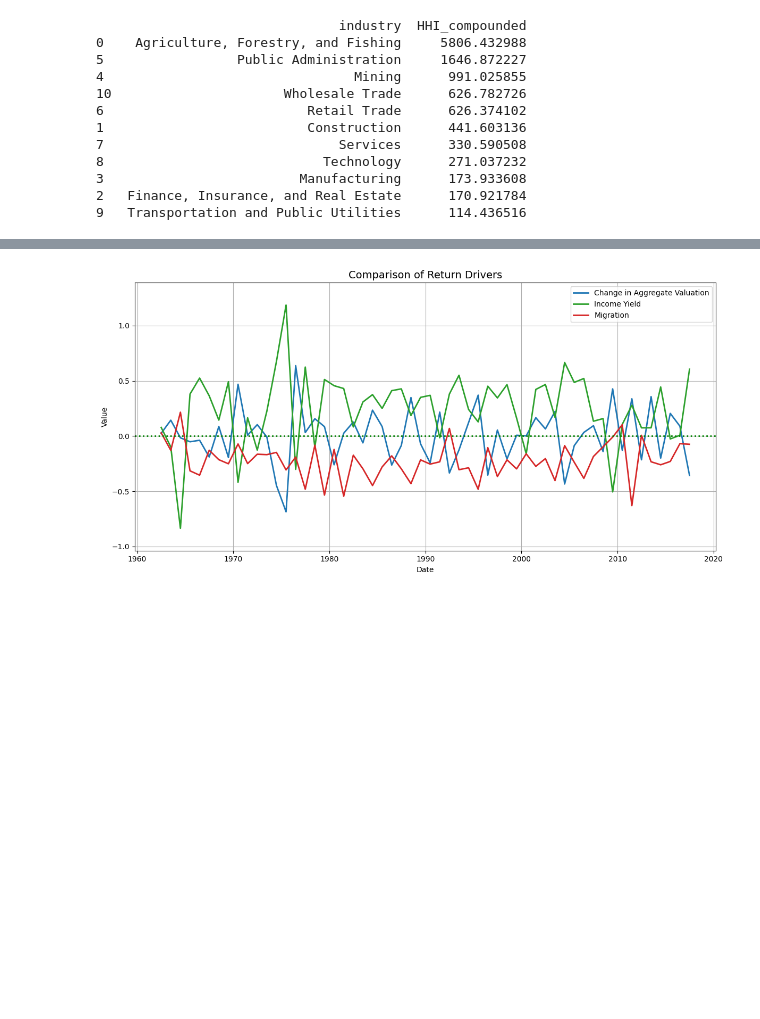
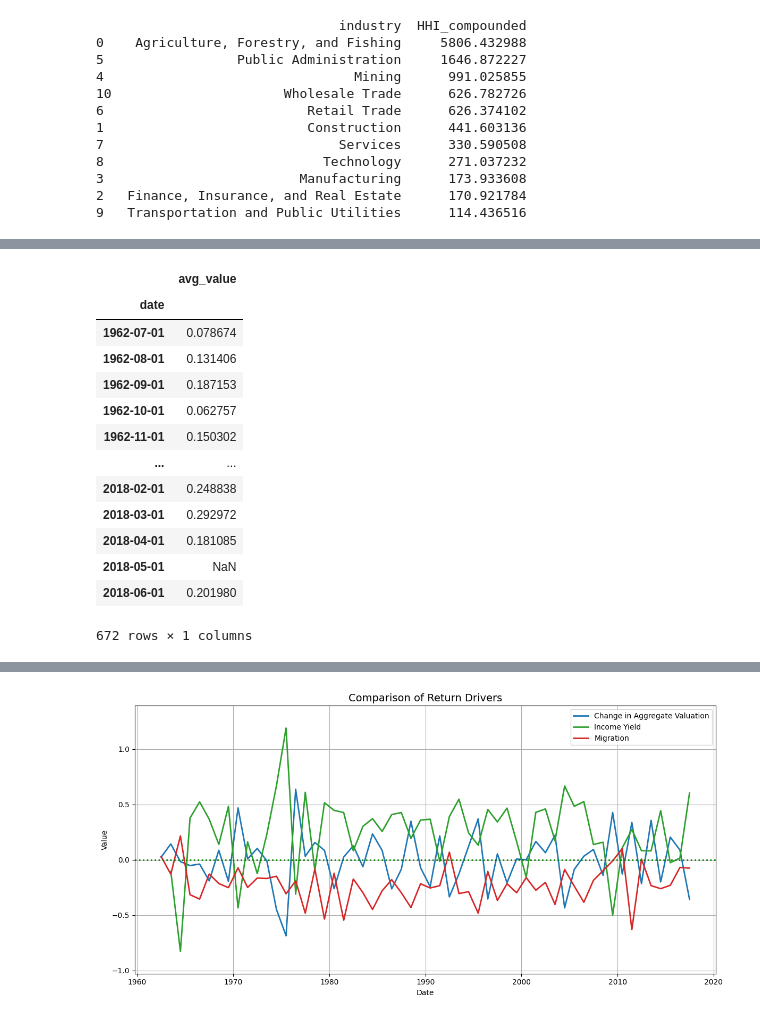
Before and after one commit to justusschenk/valueinvesting, a Jupyter notebook: Portfolio-composition.ipynb, the cells around one changed output, grey strips where cells are left out. Cells and saved outputs as stored; diff of their text form; code cells hidden in the pictures; blank space fills up the shorter version.

```diff
--- a/Portfolio-composition.ipynb
+++ b/Portfolio-composition.ipynb
@@ -1499,8 +1498,8 @@ df_price_long_monthly.index = df_price_long_monthly.index.to_period('M').to_time
 df_price_short_monthly.index = df_price_short_monthly.index.to_period('M').to_timestamp('M')
 df_price_minus_long_monthly.index = df_price_minus_long_monthly.index.to_period('M').to_timestamp('M')
 df_price_minus_short_monthly.index = df_price_minus_short_monthly.index.to_period('M').to_timestamp('M')
-df_dividends_minus_long_monthly.index = df_dividends_minus_long_monthly.index.to_period('M').to_timestamp('M')
-df_dividends_minus_short_monthly.index = df_dividends_minus_short_monthly.index.to_period('M').to_timestamp('M')
+df_dividends_minus_long_monthly_adj.index = df_dividends_minus_long_monthly_adj.index.to_period('M').to_timestamp('M')
+df_dividends_minus_short_monthly_adj.index = df_dividends_minus_short_monthly_adj.index.to_period('M').to_timestamp('M')
 
 
 df_price_long_annual = df_price_long_annual.fillna(method='ffill')
@@ -1583,0 +1847,17 @@ plt.show()
+# %%
+df_dividends_minus_long_monthly_adj+df_price_minus_long_monthly
+# %% [output]
+|  | avg_value |
+| date |  |
+| 1962-07-01 | 0.078674 |
+| 1962-08-01 | 0.131406 |
+| 1962-09-01 | 0.187153 |
+| 1962-10-01 | 0.062757 |
+| 1962-11-01 | 0.150302 |
+| ... | ... |
+| 2018-02-01 | 0.248838 |
+| 2018-03-01 | 0.292972 |
+| 2018-04-01 | 0.181085 |
+| 2018-05-01 | NaN |
+| 2018-06-01 | 0.201980 |
+672 rows × 1 columns
```
Also changed, not shown: parts of 6 cells of this notebook, 1 other file.
